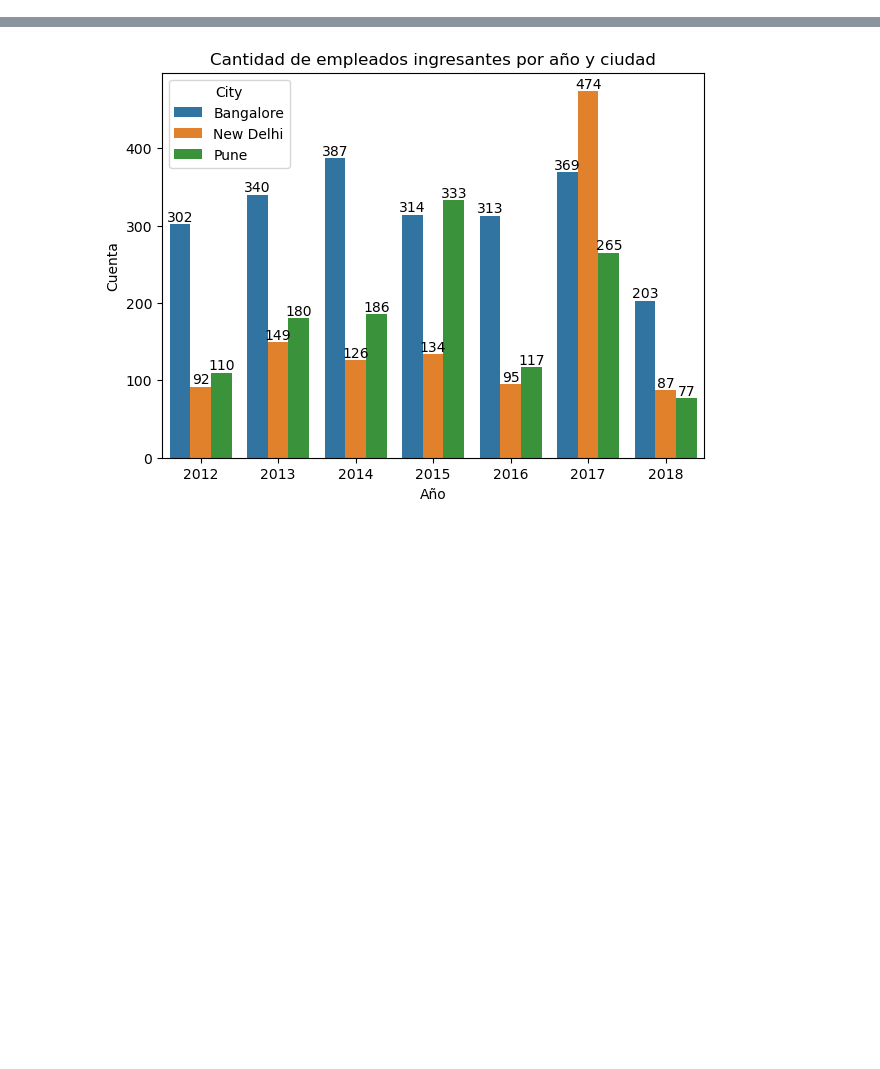
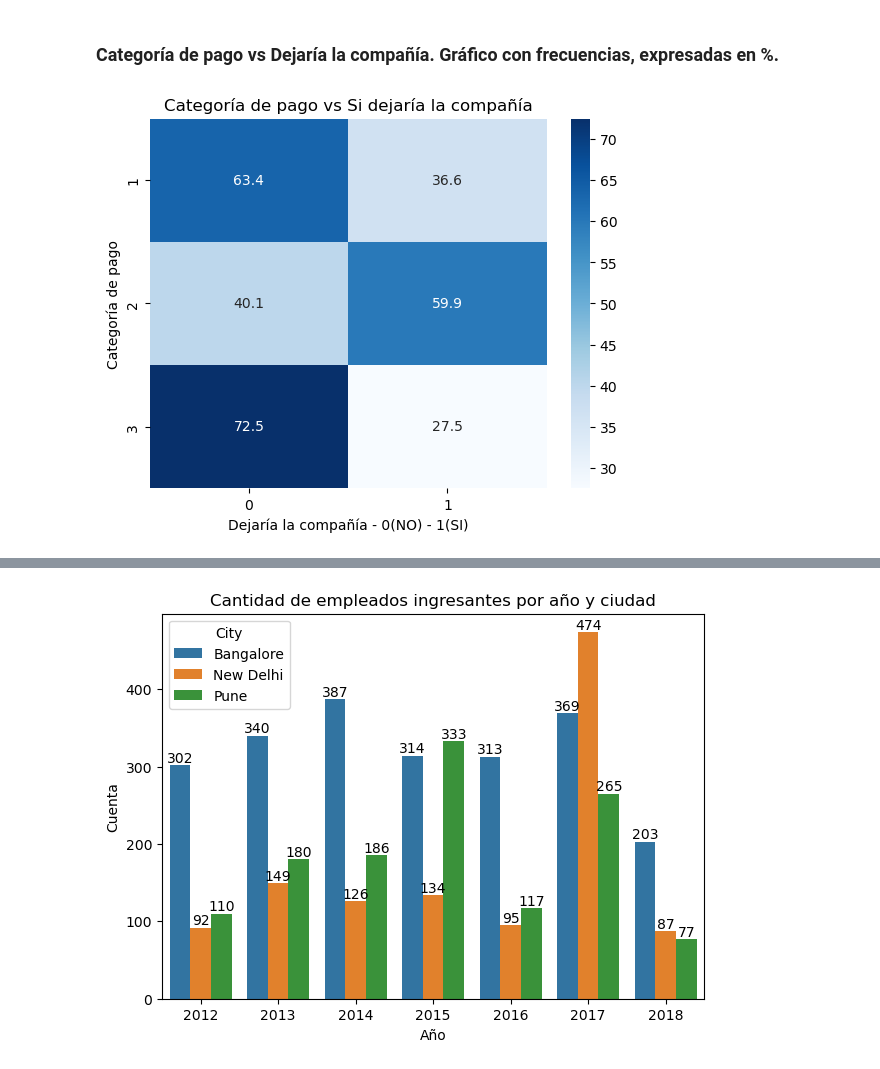
Before and after one commit to Carolina-Bolatti/Pro.Fin.-Proces.Datos, a Jupyter notebook: src/MarianoVila_Employee.ipynb, the cells around one changed output, grey strips where cells are left out. Drawn from its saved outputs; the diff is of its cells as text; code cells hidden in the pictures; blank space fills up the shorter version.

```diff
--- a/src/MarianoVila_Employee.ipynb
+++ b/src/MarianoVila_Employee.ipynb
@@ -13,0 +14,20 @@ dataset = pd.read_csv('Employee.csv', encoding = "ISO-8859-1", delimiter=',')
+# %% [markdown]
+### Categoría de pago vs Dejaría la compañía. Gráfico con frecuencias, expresadas en %.
+# %%
+
+# Calcular los porcentajes sobre filas
+tabla = empleados.groupby('PaymentTier')['LeaveOrNot'].value_counts(normalize=True).unstack() * 100
+
+# Crear el mapa de calor utilizando seaborn
+sns.heatmap(tabla, annot=True, fmt=".1f", cmap='Blues')
+
+# Agregar etiquetas a los ejes
+plt.xlabel('Dejaría la compañía - 0(NO) - 1(SI)')
+plt.ylabel('Categoría de pago')
+
+plt.title('Categoría de pago vs Si dejaría la compañía')
+
+# Mostrar el mapa de calor
+plt.show()
+# %% [output]
+[figure, added]
```
Also changed, not shown: parts of 10 cells of this notebook.
